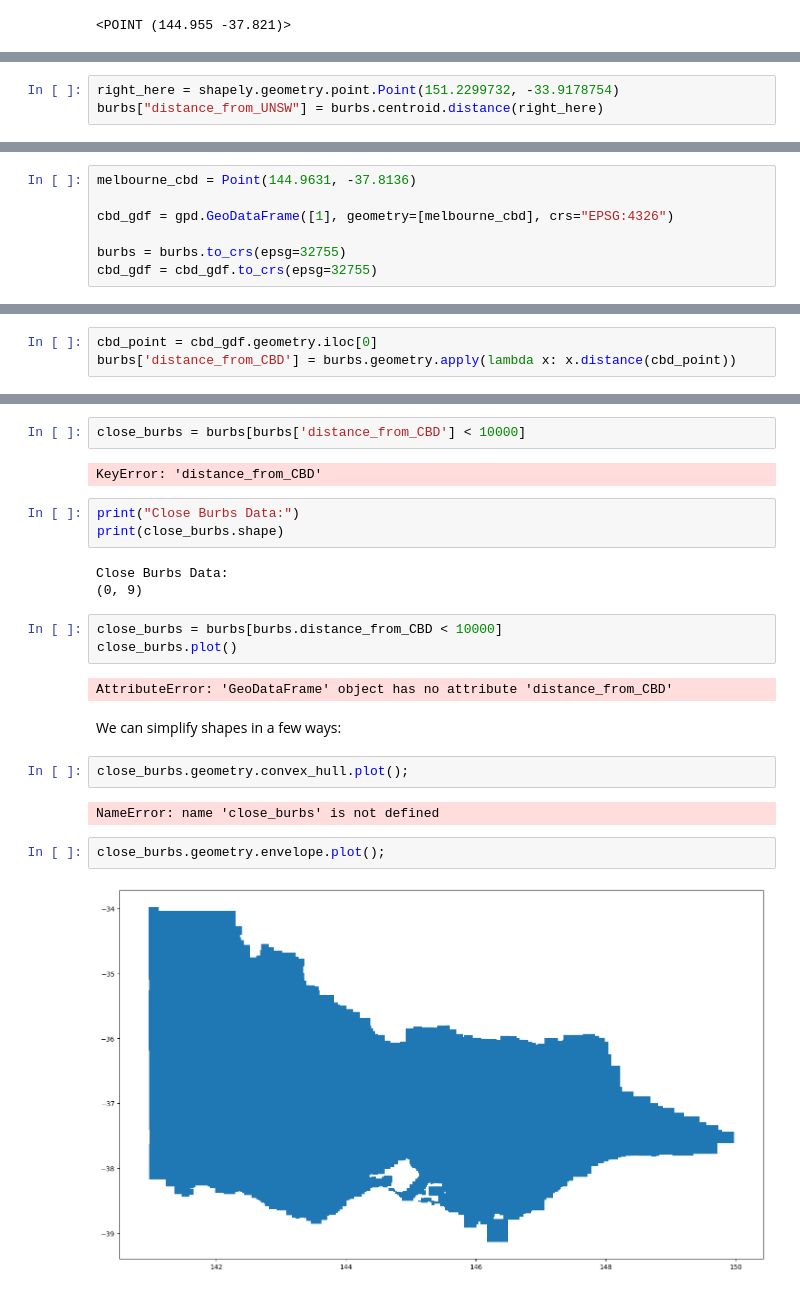
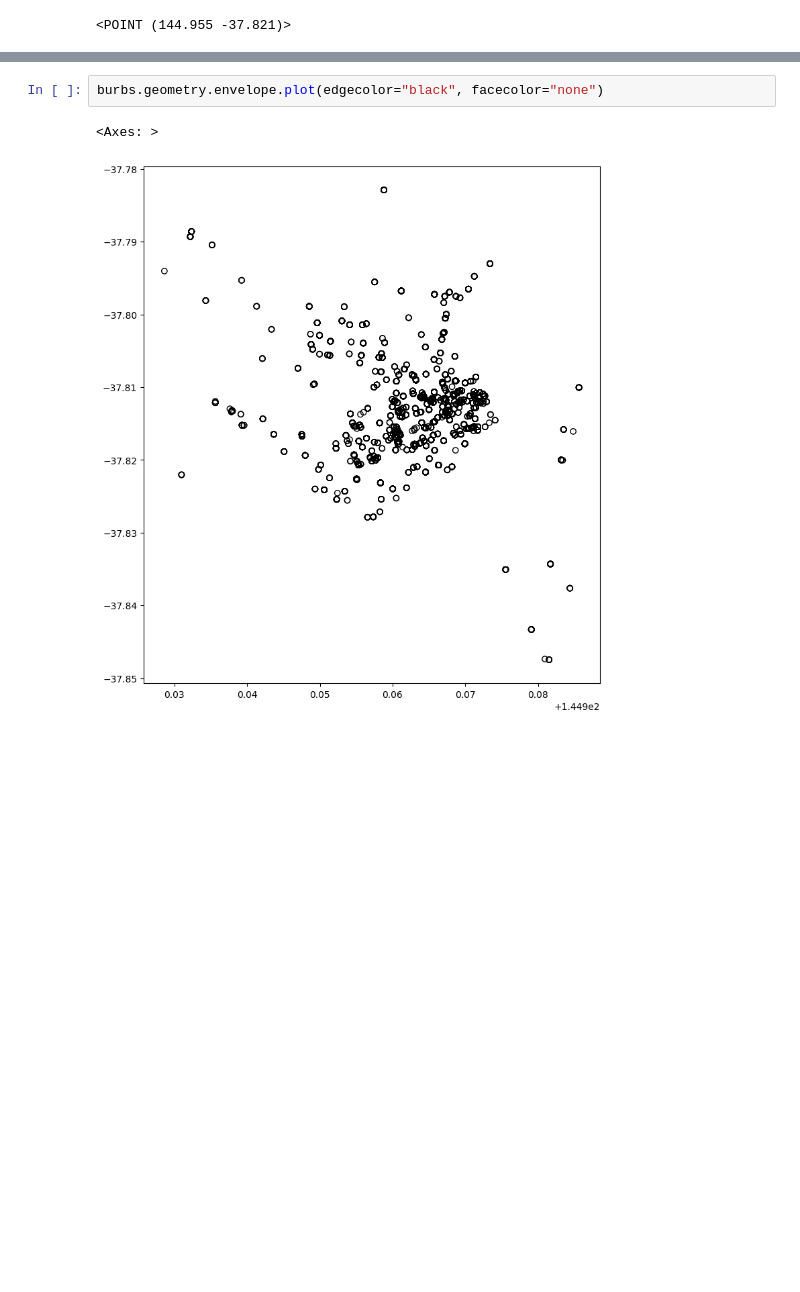
Before and after one commit to 79Stellaa/star_data, a Jupyter notebook: my map copy.ipynb, the cells around one changed output, grey strips where cells are left out. Cells and saved outputs as stored; diff of their text form; blank space fills up the shorter version.

```diff
--- a/my map copy.ipynb
+++ b/my map copy.ipynb
@@ -250,3 +135,0 @@ Then calculate the distance from that point to the centroid of each suburb.
-# %%
-right_here = shapely.geometry.point.Point(151.2299732, -33.9178754)
-burbs["distance_from_UNSW"] = burbs.centroid.distance(right_here)
@@ -284,7 +135,0 @@ Burbs CRS: EPSG:5234
-# %%
-melbourne_cbd = Point(144.9631, -37.8136)
-
-cbd_gdf = gpd.GeoDataFrame([1], geometry=[melbourne_cbd], crs="EPSG:4326")
-
-burbs = burbs.to_crs(epsg=32755)
-cbd_gdf = cbd_gdf.to_crs(epsg=32755)
@@ -297,3 +135,0 @@ CBD CRS after conversion: EPSG:32755
-# %%
-cbd_point = cbd_gdf.geometry.iloc[0]
-burbs['distance_from_CBD'] = burbs.geometry.apply(lambda x: x.distance(cbd_point))
@@ -306,25 +136,5 @@ KeyError: "None of [Index(['distance_from_CBD'], dtype='object')] are in the [co
-# %%
-close_burbs = burbs[burbs['distance_from_CBD'] < 10000]
-# %% [output]
-KeyError: 'distance_from_CBD'
-# %%
-print("Close Burbs Data:")
-print(close_burbs.shape)
-# %% [output]
-Close Burbs Data:
-(0, 9)
-# %%
-close_burbs = burbs[burbs.distance_from_CBD < 10000]
-close_burbs.plot()
-# %% [output]
-AttributeError: 'GeoDataFrame' object has no attribute 'distance_from_CBD'
-# %% [markdown]
-We can simplify shapes in a few ways:
-# %%
-close_burbs.geometry.convex_hull.plot();
-# %% [output]
-NameError: name 'close_burbs' is not defined
 # %%
-close_burbs.geometry.envelope.plot();
+burbs.geometry.envelope.plot(edgecolor="black", facecolor="none")
 # %% [output]
+<Axes: >
-[figure, old version]
+[figure, new version]
```
Also changed, not shown: parts of 35 cells of this notebook, 1 other file.
